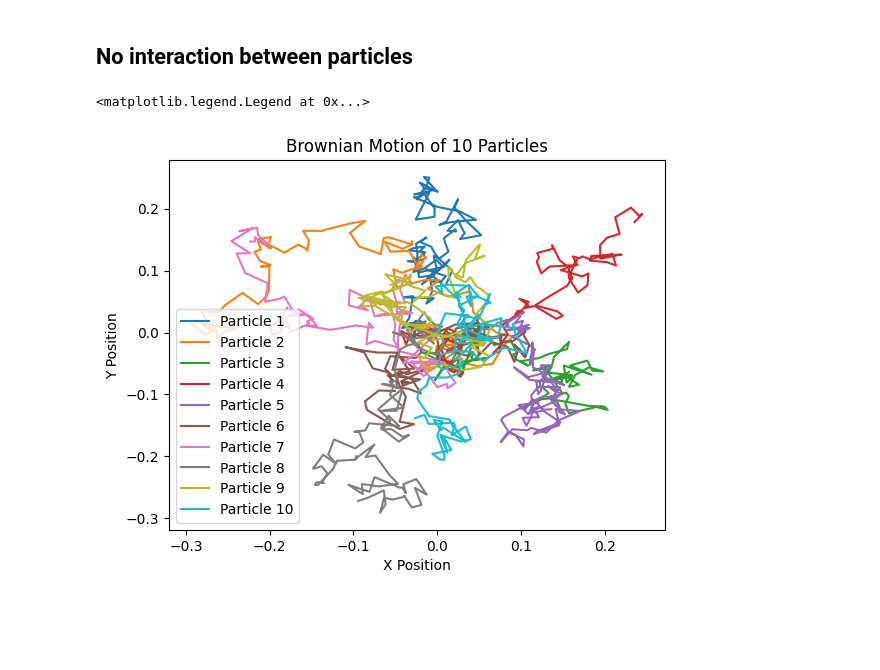
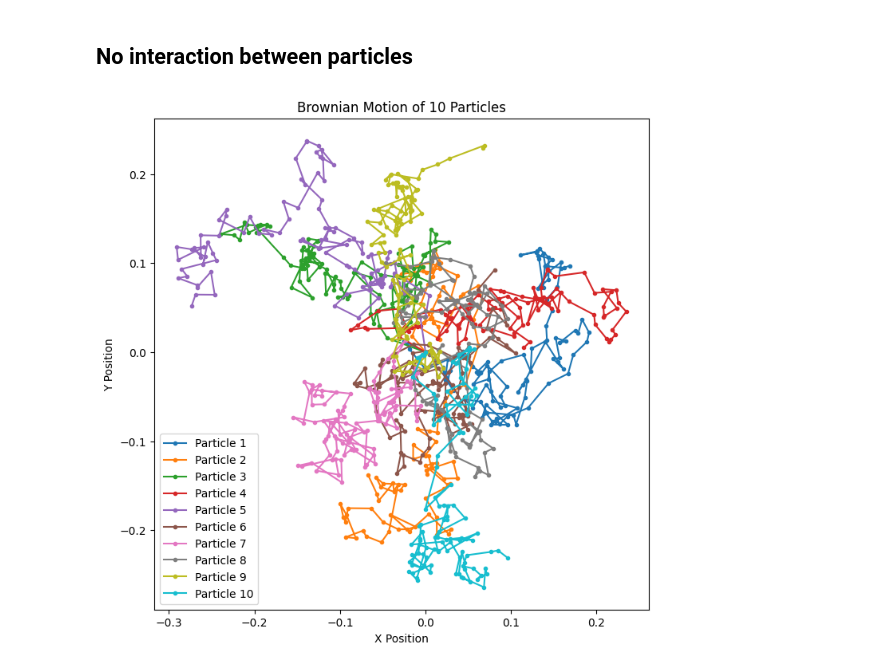
Before and after one commit to HARSHIL2836R/Sem4, a Jupyter notebook: BB626/assignment_3.ipynb, the cells around one changed output. Saved outputs shown, nothing was run; the diff lists cells and outputs as text; code cells hidden in the pictures; blank space fills up the shorter version.

```diff
--- a/BB626/assignment_3.ipynb
+++ b/BB626/assignment_3.ipynb
@@ -9,16 +9,25 @@ y = np.zeros((runs,10))
 ## No interaction between particles
 # %%
 delta = 0.01
+r = [0]
+m = [0]
 for i in range(runs-1):
     x[i+1,:] = x[i,:] + np.sqrt(2)*delta*np.random.normal(0, 1,(10))
     y[i+1,:] = y[i,:] + np.sqrt(2)*delta*np.random.normal(0, 1,(10))
+    Rcm = np.mean(np.sqrt(x[i+1,:]**2 + y[i+1,:]**2))
+    R = np.sqrt(np.sum((np.sqrt(x[i+1,:]**2 + y[i+1,:]**2) - Rcm)**2)/runs)
+    r.append(R)
+    msd = np.mean((np.sqrt(x[i+1,:]**2 + y[i+1,:]**2) - np.sqrt(x[0,:]**2 + y[0,:]**2))**2)
+    m.append(msd)
 # %%
+plt.figure(figsize=(8, 8))
 for n in range(10):
-    plt.plot(x[:,n], y[:,n], label=f"Particle {n+1}")
+    plt.plot(x[:,n], y[:,n],'.-', label=f"Particle {n+1}")
+
 plt.title("Brownian Motion of 10 Particles")
 plt.xlabel("X Position")
 plt.ylabel("Y Position")
 plt.legend()
+plt.show()
 # %% [output]
-<matplotlib.legend.Legend at 0x...>
-[figure, old version]
+[figure, new version]
```
Also changed, not shown: parts of 12 cells of this notebook, 1 other file.
